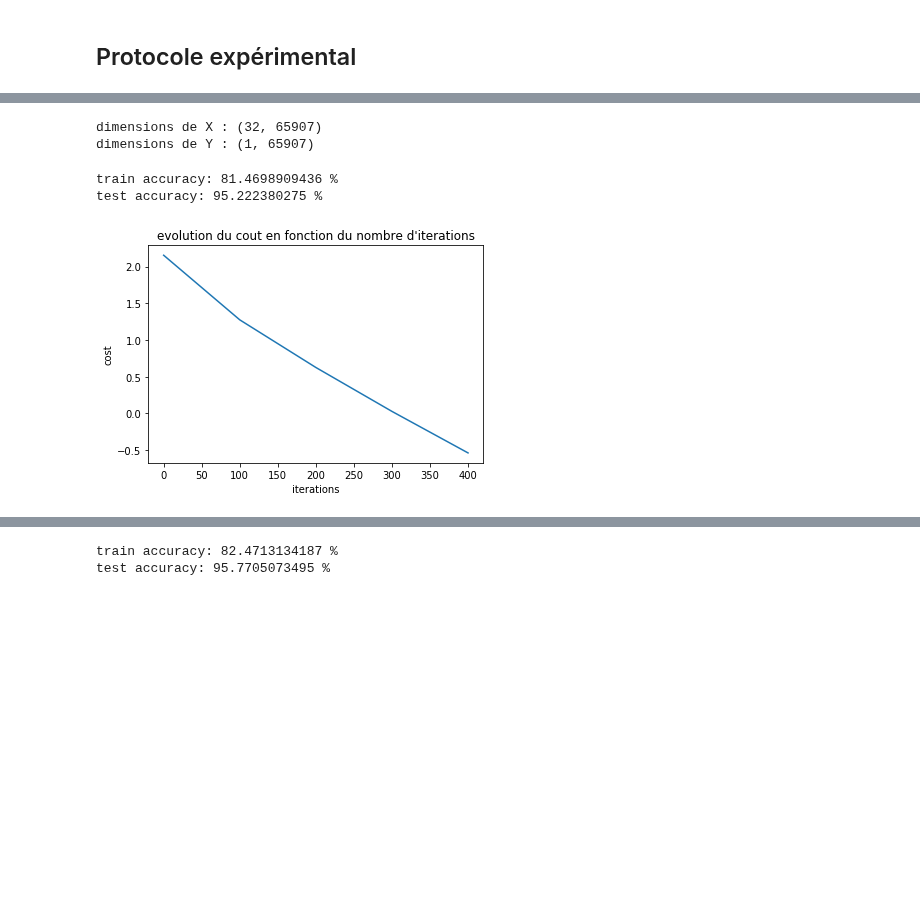
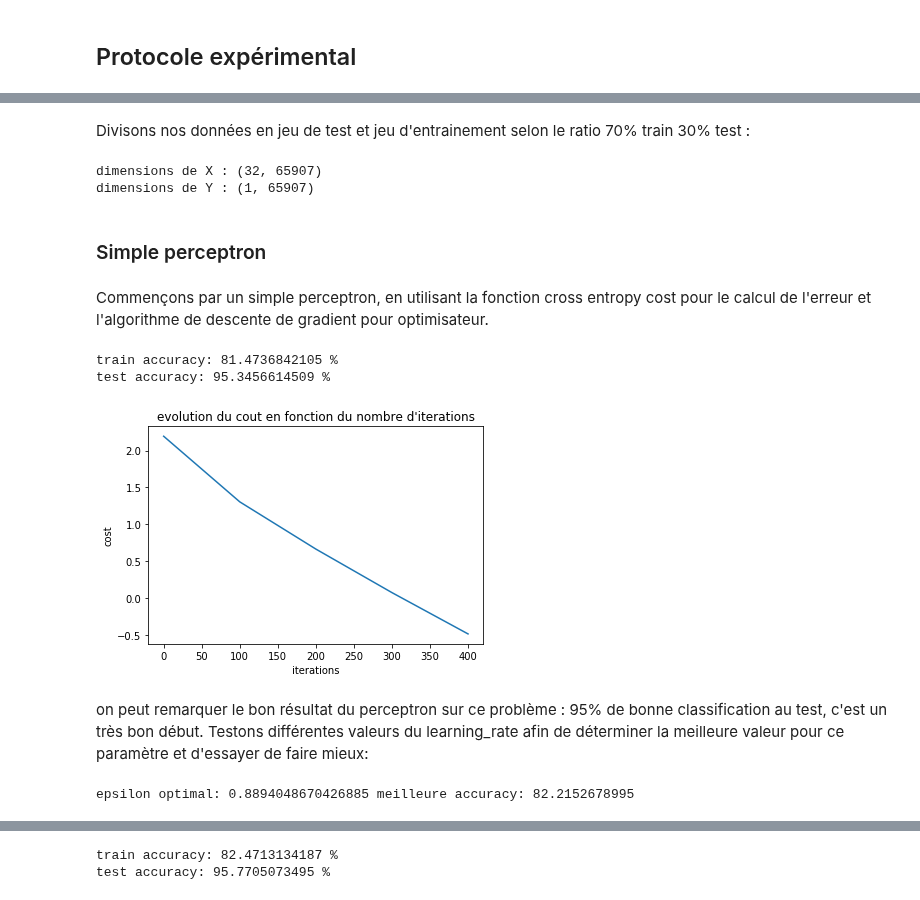
Before and after one commit to chubby47/kaggle_soccer, a Jupyter notebook: problematique_2.ipynb, the cells around one changed output, grey strips where cells are left out. Saved outputs shown, nothing was run; the diff lists cells and outputs as text; code cells hidden in the pictures; blank space fills up the shorter version.

```diff
--- a/problematique_2.ipynb
+++ b/problematique_2.ipynb
@@ -180,7 +179,7 @@ class simplePerceptron:
         return Y_prediction
 
 
-    def train(self, X_train, Y_train, X_test, Y_test, nbiterations=2000, learning_rate=0.001):
+    def train(self, X_train, Y_train, X_test, Y_test, nbiterations=2000, learning_rate=0.001, print_graph=True):
         """
         entraine le perceptron sur X_train pendant nbiterations.
         affiche une courbe de l'evolution de la fonction cost au fil du training.
@@ -193,18 +192,20 @@ class simplePerceptron:
         Y_prediction_test = self.predict(X_test)
         Y_prediction_train = self.predict(X_train)
 
+        train_accuracy = 100 - (1.0/m)*100*np.sum(Y_prediction_train != Y_train)
+        test_accuracy = 100 - (1.0/m)*100*np.sum(Y_prediction_test != Y_test)
 
-        print("train accuracy: {} %".format(100 - (1.0/m)*100*np.sum(Y_prediction_train != Y_train)))
-        print("test accuracy: {} %".format(100 - (1.0/m)*100*np.sum(Y_prediction_test != Y_test)))
+        if print_graph:
+            print("train accuracy: {} %".format(train_accuracy))
+            print("test accuracy: {} %".format(test_accuracy))
+            x = np.arange(len(costs)) * 100
+            plt.title("evolution du cout en fonction du nombre d'iterations")
+            plt.xlabel("iterations")
+            plt.ylabel("cost")
+            plt.plot(x, costs)
+            plt.show()
 
-        x = np.arange(len(costs)) * 100
-        plt.title("evolution du cout en fonction du nombre d'iterations")
-        plt.xlabel("iterations")
-        plt.ylabel("cost")
-        plt.plot(x, costs)
-        plt.show()
-
-        return costs, Y_prediction_test, Y_prediction_train
+        return costs, test_accuracy, train_accuracy
 # %%
 class KernelPerceptron(simplePerceptron):
     """
@@ -465,14 +329,44 @@ def split_train_test(X, Y, test_size=0.2):
+# %% [markdown]
+Divisons nos données en jeu de test et jeu d'entrainement selon le ratio 70% train 30% test :
 # %%
 X, Y = get_dataset(matches)
 
-X_train, X_test, y_train, y_test = split_train_test(X, Y, test_size=0.2)
+X_train, X_test, y_train, y_test = split_train_test(X, Y, test_size=0.3)
 # %% [output]
 dimensions de X : (32, 65907)
 dimensions de Y : (1, 65907)
+# %% [markdown]
+### Simple perceptron
+# %% [markdown]
+Commençons par un simple perceptron, en utilisant la fonction cross entropy cost pour le calcul de l'erreur et l'algorithme de descente de gradient pour optimisateur.
 # %%
 perceptron = simplePerceptron(X_train.shape[0])
-costs, _,_ = perceptron.train(X_train, y_train, X_test, y_test, nbiterations=500, learning_rate=0.01)
+costs, _,_ = perceptron.train(X_train, y_train, X_test, y_test, nbiterations=500, learning_rate=0.01, print_graph=True)
 # %% [output]
-train accuracy: 81.4698909436 %
-test accuracy: 95.222380275 %
+train accuracy: 81.4736842105 %
+test accuracy: 95.3456614509 %
-[figure, old version]
+[figure, new version]
+# %% [markdown]
+on peut remarquer le bon résultat du perceptron sur ce problème : 95% de bonne classification au test, c'est un très bon début. Testons différentes valeurs du learning_rate afin de déterminer la meilleure valeur pour ce paramètre et d'essayer de faire mieux:
+# %%
+perceptron = simplePerceptron(X_train.shape[0])
+
+accuracies = []
+#valeurs aleatoires pour learning_rate sur une échelle logarithmique
+alpha_range = -4 * np.random.random_sample((20,))
+alpha_range = np.power([10], alpha_range)
+alpha_range = np.flip(np.sort(alpha_range), axis=0)
+
+max_accuracy = 0.0
+optimal_alpha = 0.5
+
+for alpha in alpha_range:
+    _, accuracy, _ = perceptron.train(X_train,y_train,X_test,y_test,nbiterations=300,learning_rate=alpha,print_graph=False)
+    accuracies.append(accuracy)
+    if accuracy > max_accuracy:
+        max_accuracy = accuracy
+        optimal_alpha = alpha
+
+print("epsilon optimal: "+str(optimal_alpha)+" meilleure accuracy: "+str(max_accuracy))
+# %% [output]
+epsilon optimal: 0.8894048670426885 meilleure accuracy: 82.2152678995
```
Also changed, not shown: parts of 16 cells of this notebook.
